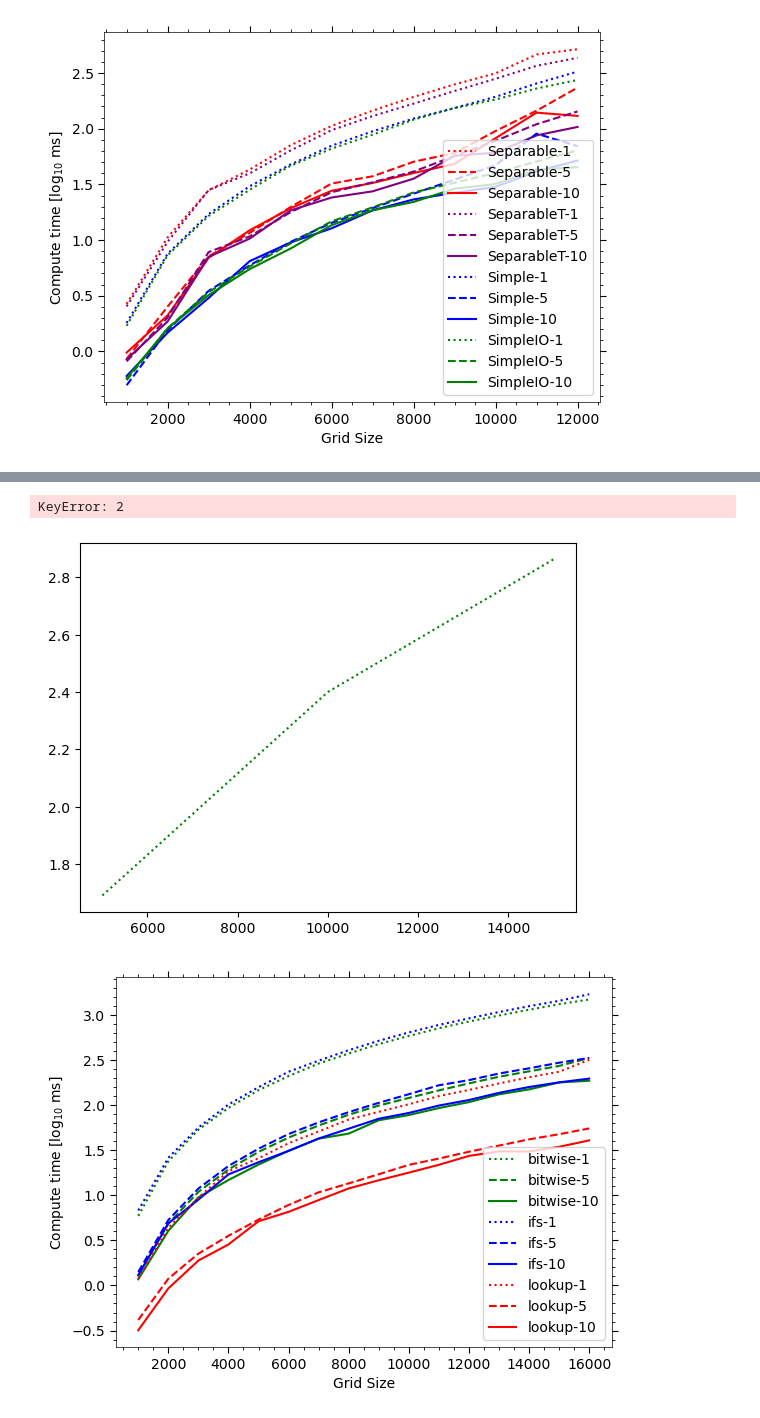
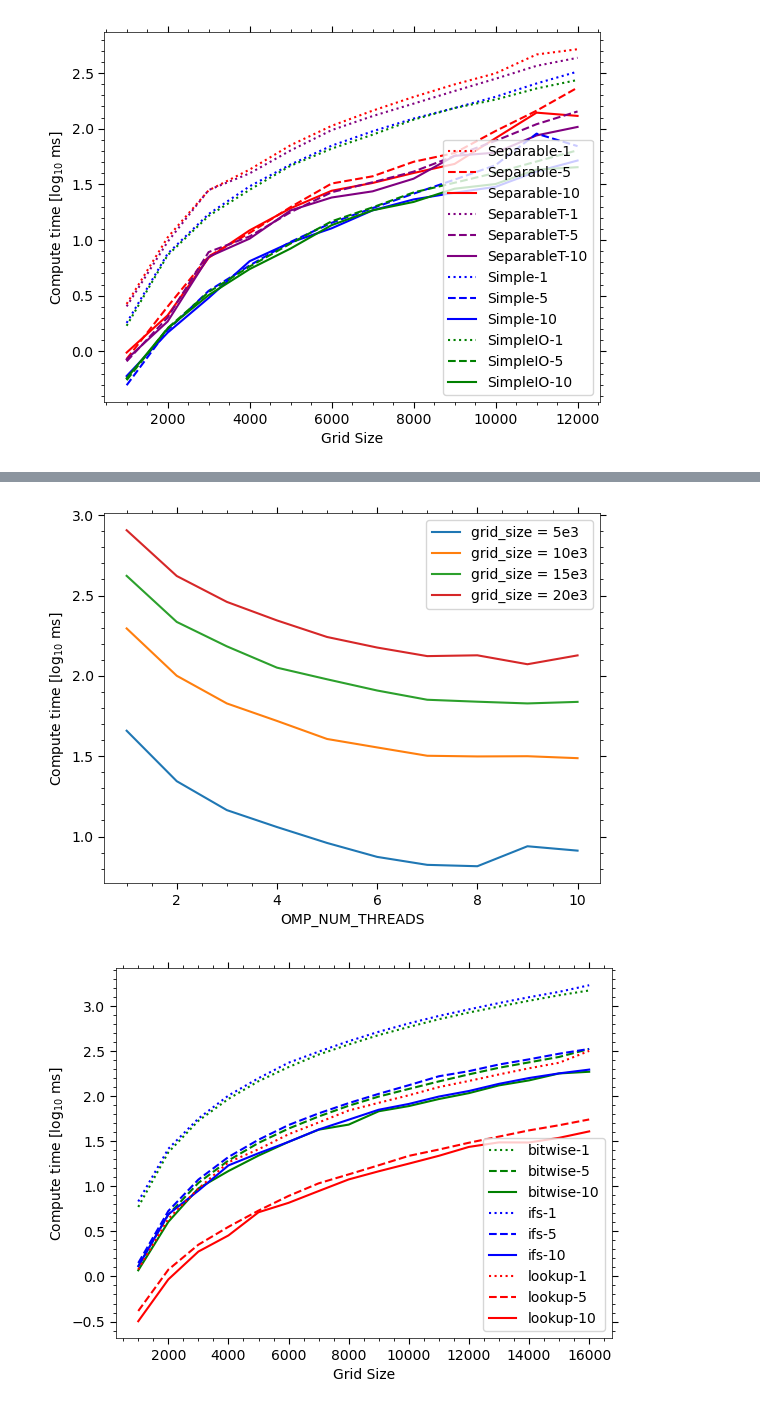
Before and after one commit to adnansiddiquei/conways_game_of_life, a Jupyter notebook: src/plotting/plots.ipynb, the cells around one changed output, grey strips where cells are left out. Drawn from its saved outputs; the diff is of its cells as text; code cells hidden in the pictures.

Commit message:
Formatted plots a bit and documented shell script.

```diff
--- a/src/plotting/plots.ipynb
+++ b/src/plotting/plots.ipynb
@@ -70,45 +49,24 @@ conv_df
 # %%
 conv_df = pd.read_csv('simpleio_convolution.csv')
 conv_df = conv_df.groupby(['method', 'num_threads', 'grid_size']).mean().reset_index()
-conv_df
 
 fig, ax = plt.subplots()
 
 conv_df['duration'] = np.log10(conv_df['duration'])
 
 for grid_size in conv_df['grid_size'].unique():
     subset = conv_df[(conv_df['grid_size'] == grid_size)]
 
-    colors = {
-        5000: 'reg',
-        10000: 'green',
-        15000: 'blue',
-    }
-
-    m = {
-        'simple_convolve': 'Simple',
-        'separable_convolution': 'Separable',
-        'separable_convolution_T': 'SeparableT',
-        'simple_inner_outer': 'SimpleIO'
-    }
-
-    ls = {
-        1: ':',
-        5: '--',
-        10: '-'
-    }
-
-    plt.plot(subset['num_threads'], subset['duration'], c=colors[method], label=f'{grid_size={grid_size}}')
+    plt.plot(subset['num_threads'], subset['duration'], label=rf'grid_size = {int(grid_size/1000)}e3')
 
 plt.xlabel('OMP_NUM_THREADS')
 plt.ylabel('Compute time [log$_{10}$ ms]')
 plt.legend()
 format_axes(ax)
 
-# plt.savefig('simpleio.png', bbox_inches='tight')
+plt.savefig('simpleio.png', bbox_inches='tight')
 # %% [output]
-KeyError: 2
-[figure, old version]
+[figure, new version]
 # %%
 trans_df = pd.read_csv('transitions.csv')
 trans_df = trans_df.groupby(['method', 'num_threads', 'grid_size']).mean().reset_index()
```
Also changed, not shown: parts of 3 cells of this notebook, 1 other file.
